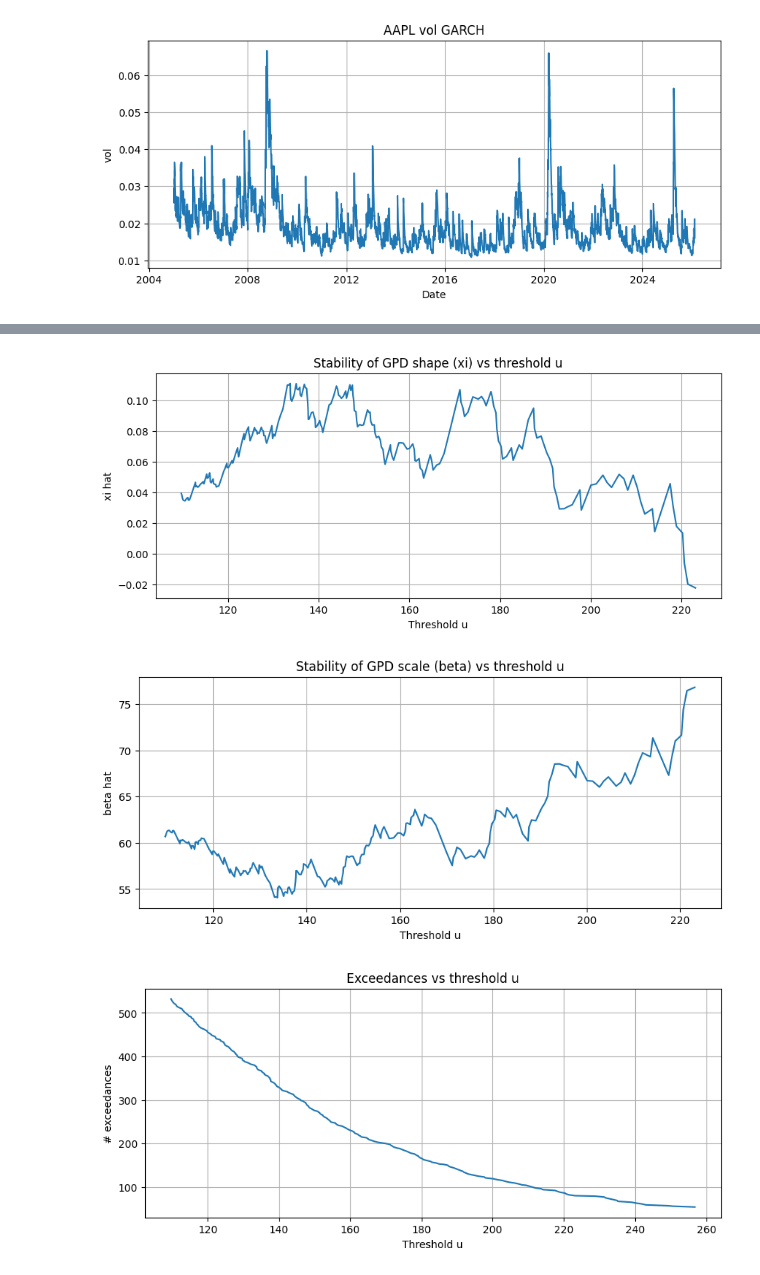
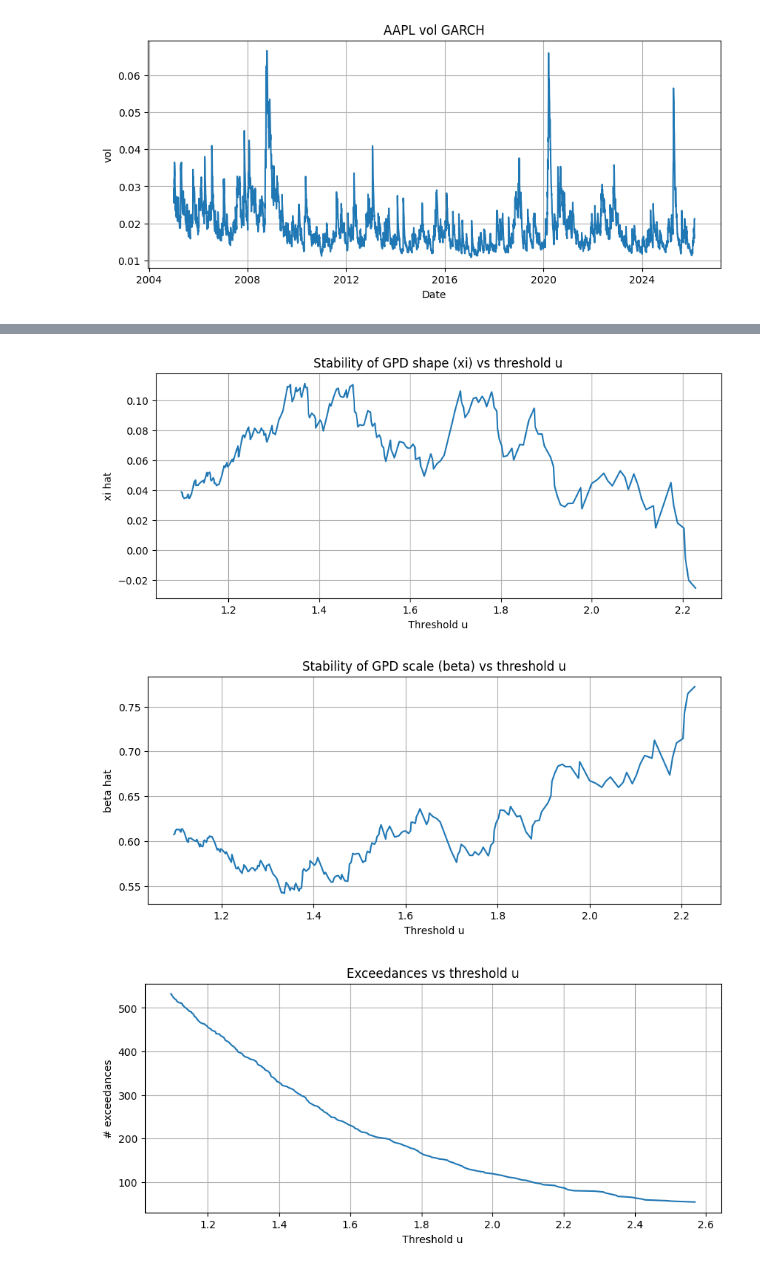
Before and after one commit to albinberg/evt-tail-risk, a Jupyter notebook: evt-tail-risk.ipynb, the cells around one changed output, grey strips where cells are left out. Saved outputs shown, nothing was run; the diff lists cells and outputs as text; code cells hidden in the pictures.

Commit message:
Mostly finnished. Model fit and VaR calculations

```diff
--- a/evt-tail-risk.ipynb
+++ b/evt-tail-risk.ipynb
@@ -154,9 +167,7 @@ ljung_box_plot(np.pow(r, 2), max_lag=50, title="Ljung–Box on squared returns")
 
 from arch import arch_model
 
-r = df["pct-returns"].dropna() * 100  # scaling helps numerics
-
-model = arch_model(r, vol="GARCH", p=1, q=1, mean="Zero")
+model = arch_model(r * 100, vol="GARCH", p=1, q=1, mean="Zero")
 res = model.fit(disp="off")
 
 # print(res.summary())
@@ -276,9 +302,6 @@ plt.show()
 [figure]
 [figure]
 # %%
-from scipy.stats import genpareto
-
-L = (-z).dropna()
 u_grid = np.quantile(L, np.linspace(0.90, 0.99, 250))
 
 xis, betas, nums = [], [], []
@@ -290,33 +313,33 @@ for u in u_grid:
         xis.append(np.nan); betas.append(np.nan)
         continue
     xi, loc, beta = genpareto.fit(exc, floc=0)
     xis.append(xi); betas.append(beta)
 
 
 plt.figure(figsize=(10,4))
 plt.plot(u_grid, xis)
 plt.title("Stability of GPD shape (xi) vs threshold u")
 plt.xlabel("Threshold u")
 plt.ylabel("xi hat")
 plt.grid(True)
 plt.show()
 
 plt.figure(figsize=(10,4))
 plt.plot(u_grid, betas)
 plt.title("Stability of GPD scale (beta) vs threshold u")
 plt.xlabel("Threshold u")
 plt.ylabel("beta hat")
 plt.grid(True)
 plt.show()
 
 plt.figure(figsize=(10,4))
 plt.plot(u_grid, nums)
 plt.title("Exceedances vs threshold u")
 plt.xlabel("Threshold u")
 plt.ylabel("# exceedances")
 plt.grid(True)
 plt.show()
 # %% [output]
-[figure, old version]
+[figure, new version]
-[figure, old version]
+[figure, new version]
 [figure]
```
Also changed, not shown: parts of 13 cells of this notebook.
